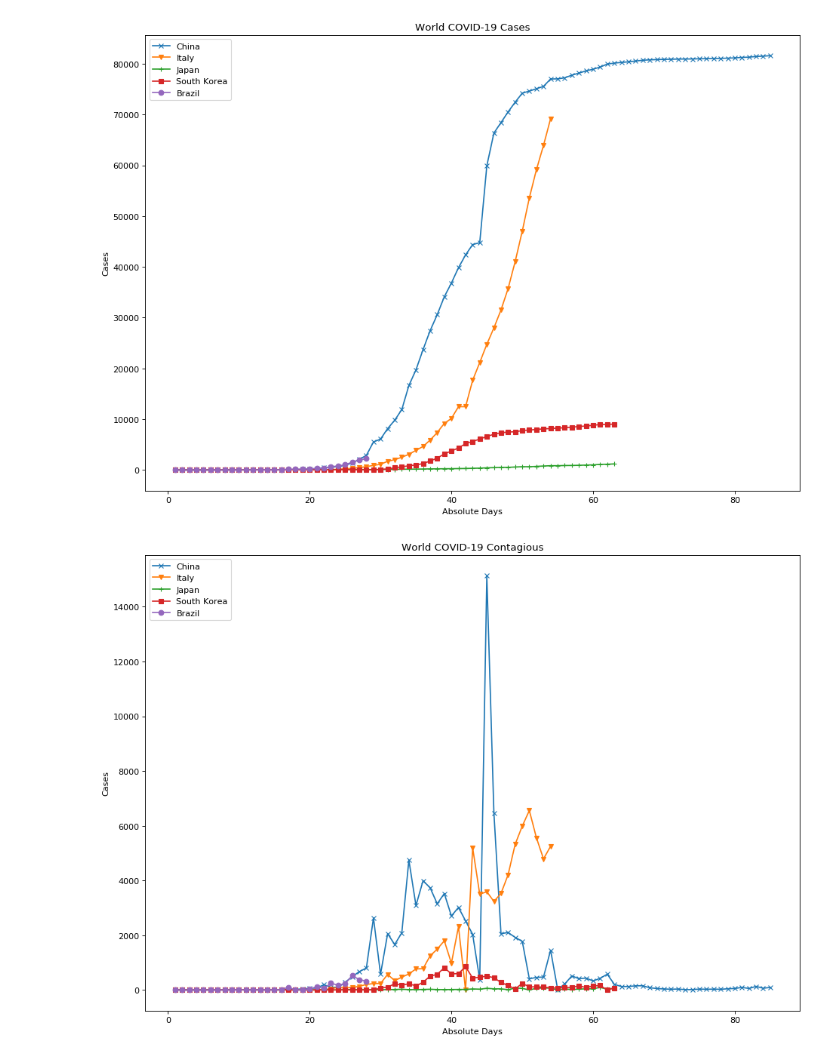
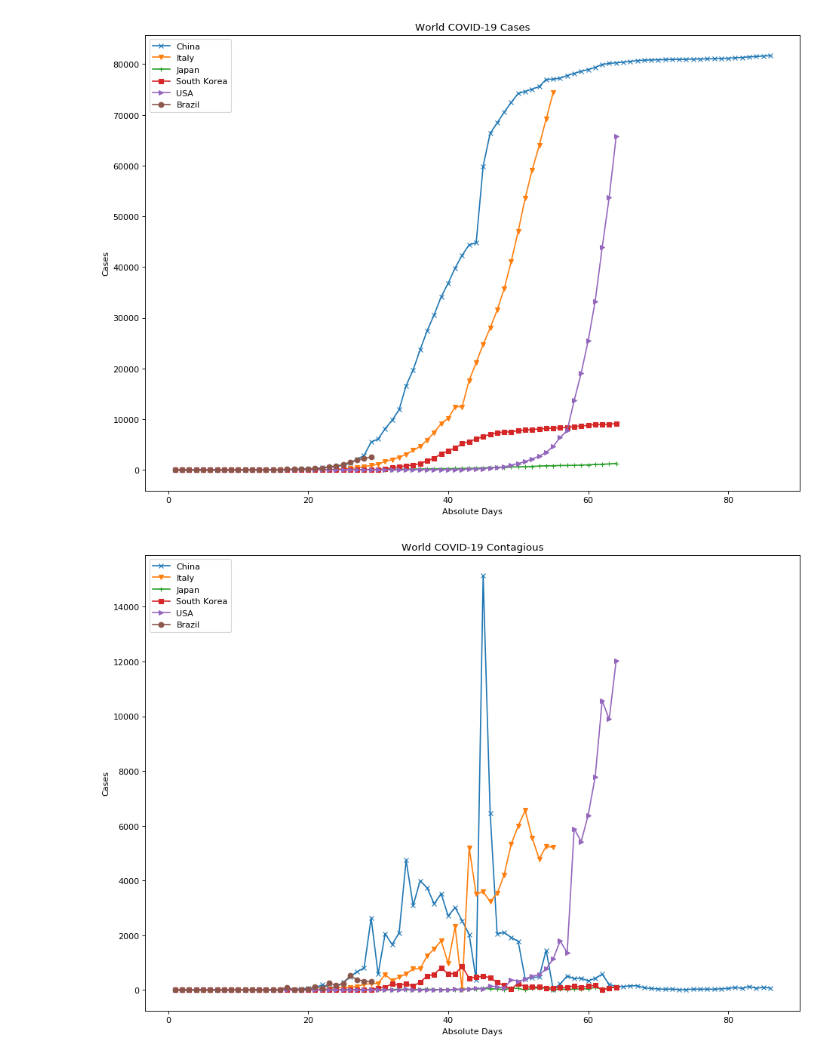
Before and after one commit to bkawakami/DataScienceCoronavirus2020, a Jupyter notebook: covid19_study.ipynb, the cells around one changed output. Saved outputs shown, nothing was run; the diff lists cells and outputs as text; code cells hidden in the pictures.

Commit message:
Add US data

```diff
--- a/covid19_study.ipynb
+++ b/covid19_study.ipynb
@@ -85,7 +85,7 @@ japan_confirmed_dict, japan_deaths_dict, japan_recovered_dict = data_consolidati
 china_confirmed_dict, china_deaths_dict, china_recovered_dict = data_consolidation(covid19.getLocationByCountryCode("CN", timelines=True))
 south_korea_confirmed_dict, south_korea_deaths_dict, south_korea_recovered_dict = data_consolidation(covid19.getLocationByCountryCode("KR", timelines=True))
 italy_confirmed_dict, italy_deaths_dict, italy_recovered_dict = data_consolidation(covid19.getLocationByCountryCode("IT", timelines=True))
-
+us_confirmed_dict, us_deaths_dict, us_recovered_dict = data_consolidation(covid19.getLocationByCountryCode("US", timelines=True))
 
 
 dfBrazilConfirmedRaw = pd.DataFrame(brazil_confirmed_dict.items(), columns=['Date', 'Cases'])
@@ -93,18 +93,21 @@ dfJapanConfirmedRaw = pd.DataFrame(japan_confirmed_dict.items(), columns=['Date'
 dfChinaConfirmedRaw = pd.DataFrame(china_confirmed_dict.items(), columns=['Date', 'Cases'])
 dfSouthKoreaConfirmedRaw = pd.DataFrame(south_korea_confirmed_dict.items(), columns=['Date', 'Cases'])
 dfItalyConfirmedRaw = pd.DataFrame(italy_confirmed_dict.items(), columns=['Date', 'Cases'])
+dfUsConfirmedRaw = pd.DataFrame(us_confirmed_dict.items(), columns=['Date', 'Cases'])
 
 dfBrazilDeathsRaw = pd.DataFrame(brazil_deaths_dict.items(), columns=['Date', 'Cases']).drop(["Date"], axis=1)
 dfJapanDeathsRaw = pd.DataFrame(japan_deaths_dict.items(), columns=['Date', 'Cases']).drop(["Date"], axis=1)
 dfChinaDeathsRaw = pd.DataFrame(china_deaths_dict.items(), columns=['Date', 'Cases'])
 dfSouthKoreaDeathsRaw = pd.DataFrame(south_korea_deaths_dict.items(), columns=['Date', 'Cases']).drop(["Date"], axis=1)
 dfItalyDeathsRaw = pd.DataFrame(italy_deaths_dict.items(), columns=['Date', 'Cases']).drop(["Date"], axis=1)
+dfUsDeathsRaw = pd.DataFrame(us_deaths_dict.items(), columns=['Date', 'Cases']).drop(["Date"], axis=1)
 
 dfBrazilRecoveredRaw = pd.DataFrame(brazil_recovered_dict.items(), columns=['Date', 'Cases']).drop(["Date"], axis=1)
 dfJapanRecoveredRaw = pd.DataFrame(japan_recovered_dict.items(), columns=['Date', 'Cases']).drop(["Date"], axis=1)
 dfChinaRecoveredRaw = pd.DataFrame(china_recovered_dict.items(), columns=['Date', 'Cases'])
 dfSouthKoreaRecoveredRaw = pd.DataFrame(south_korea_recovered_dict.items(), columns=['Date', 'Cases']).drop(["Date"], axis=1)
 dfItalyRecoveredRaw = pd.DataFrame(italy_recovered_dict.items(), columns=['Date', 'Cases']).drop(["Date"], axis=1)
+dfUsRecoveredRaw = pd.DataFrame(us_recovered_dict.items(), columns=['Date', 'Cases']).drop(["Date"], axis=1)
 
 
 dfChinaConfirmedRaw = pd.concat([no_catalog_cases_china, dfChinaConfirmedRaw], ignore_index=True)
@@ -117,6 +120,7 @@ dfJapanContagiousRaw = contagious_dataframe(dfJapanConfirmedRaw)
 dfChinaContagiousRaw = contagious_dataframe(dfChinaConfirmedRaw)
 dfSouthKoreaContagiousRaw = contagious_dataframe(dfSouthKoreaConfirmedRaw)
 dfItalyContagiousRaw = contagious_dataframe(dfItalyConfirmedRaw)
+dfUsContagiousRaw = contagious_dataframe(dfUsConfirmedRaw)
 # %%
 dfBrazilRaw = pd.concat(
     [dfBrazilConfirmedRaw,dfBrazilDeathsRaw, dfBrazilRecoveredRaw, dfBrazilContagiousRaw],
@@ -144,25 +148,32 @@ dfItalyRaw = pd.concat(
     ignore_index=True,
     axis=1
 )
-
+dfUsRaw = pd.concat(
+    [dfUsConfirmedRaw,dfUsDeathsRaw, dfUsRecoveredRaw, dfUsContagiousRaw],
+    ignore_index=True,
+    axis=1
+)
 
 dfBrazilRaw.columns = ['Date', 'Cases', 'Deaths', 'Recovered', 'Contagious']
 dfJapanRaw.columns = ['Date', 'Cases', 'Deaths', 'Recovered', 'Contagious']
 dfChinaRaw.columns = ['Date', 'Cases', 'Deaths', 'Recovered', 'Contagious']
 dfSouthKoreaRaw.columns = ['Date', 'Cases', 'Deaths', 'Recovered', 'Contagious']
 dfItalyRaw.columns = ['Date', 'Cases', 'Deaths', 'Recovered', 'Contagious']
+dfUsRaw.columns = ['Date', 'Cases', 'Deaths', 'Recovered', 'Contagious']
 # %%
 dfBrazil = normatize_cases_by_absolute_day(dfBrazilRaw)
 dfJapan = normatize_cases_by_absolute_day(dfJapanRaw)
 dfChina = normatize_cases_by_absolute_day(dfChinaRaw)
 dfSouthKorea = normatize_cases_by_absolute_day(dfSouthKoreaRaw)
 dfItaly = normatize_cases_by_absolute_day(dfItalyRaw)
+dfUs = normatize_cases_by_absolute_day(dfUsRaw)
 # %%
 plt.figure(num=None, figsize=(14, 10), dpi=80, facecolor='w', edgecolor='k')
 plt.plot(dfChina.Day, dfChina.Cases, "-x", label="China")
 plt.plot(dfItaly.Day, dfItaly.Cases, "-v", label="Italy")
 plt.plot(dfJapan.Day, dfJapan.Cases, "-+", label="Japan")
 plt.plot(dfSouthKorea.Day, dfSouthKorea.Cases, "-s", label="South Korea")
+plt.plot(dfUs.Day, dfUs.Cases, "->", label="USA")
 plt.plot(dfBrazil.Day, dfBrazil.Cases, "-o", label="Brazil")
 plt.title("World COVID-19 Cases")
 plt.xlabel("Absolute Days")
@@ -170,21 +181,22 @@ plt.ylabel("Cases")
 plt.legend(loc="upper left")
 plt.show()
 # %% [output]
-[figure, old version]
+[figure, new version]
 # %%
 plt.figure(num=None, figsize=(14, 10), dpi=80, facecolor='w', edgecolor='k')
 plt.plot(dfChina.Day, dfChina.Contagious, "-x", label="China")
 plt.plot(dfItaly.Day, dfItaly.Contagious, "-v", label="Italy")
 plt.plot(dfJapan.Day, dfJapan.Contagious, "-+", label="Japan")
 plt.plot(dfSouthKorea.Day, dfSouthKorea.Contagious, "-s", label="South Korea")
+plt.plot(dfUs.Day, dfUs.Contagious, "->", label="USA")
 plt.plot(dfBrazil.Day, dfBrazil.Contagious, "-o", label="Brazil")
 plt.title("World COVID-19 Contagious")
 plt.xlabel("Absolute Days")
 plt.ylabel("Cases")
 plt.legend(loc="upper left")
 plt.show()
 # %% [output]
-[figure, old version]
+[figure, new version]
 # %%
 def calc_stable_day(df):
     df = contagious_dataframe(df)
```
Also changed, not shown: 5 other files.
